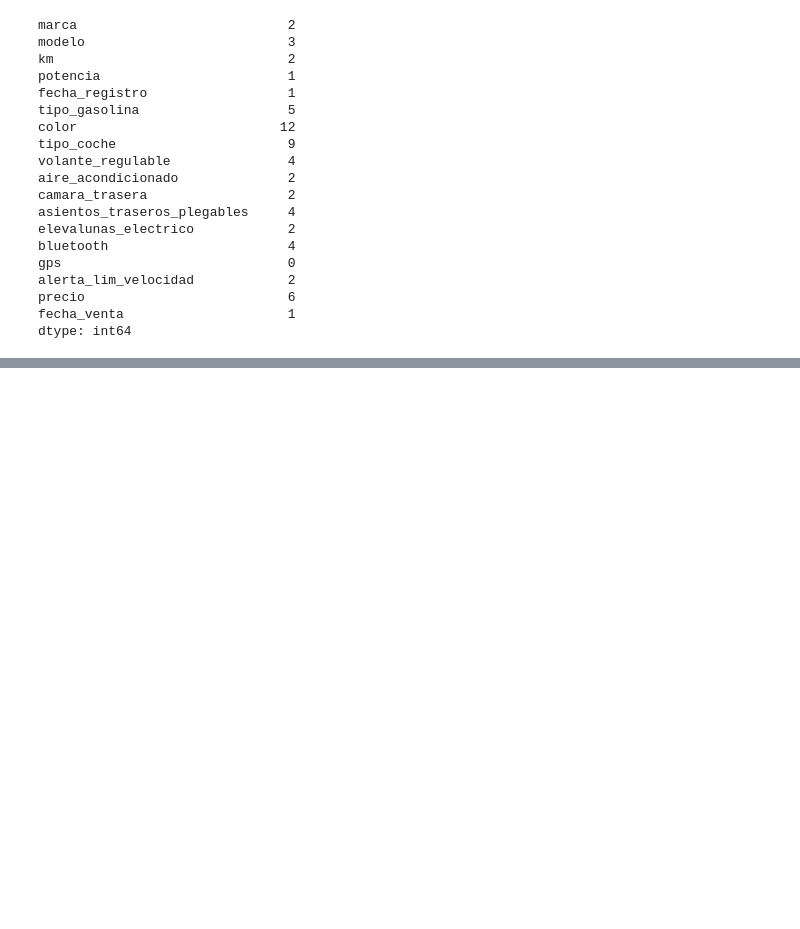
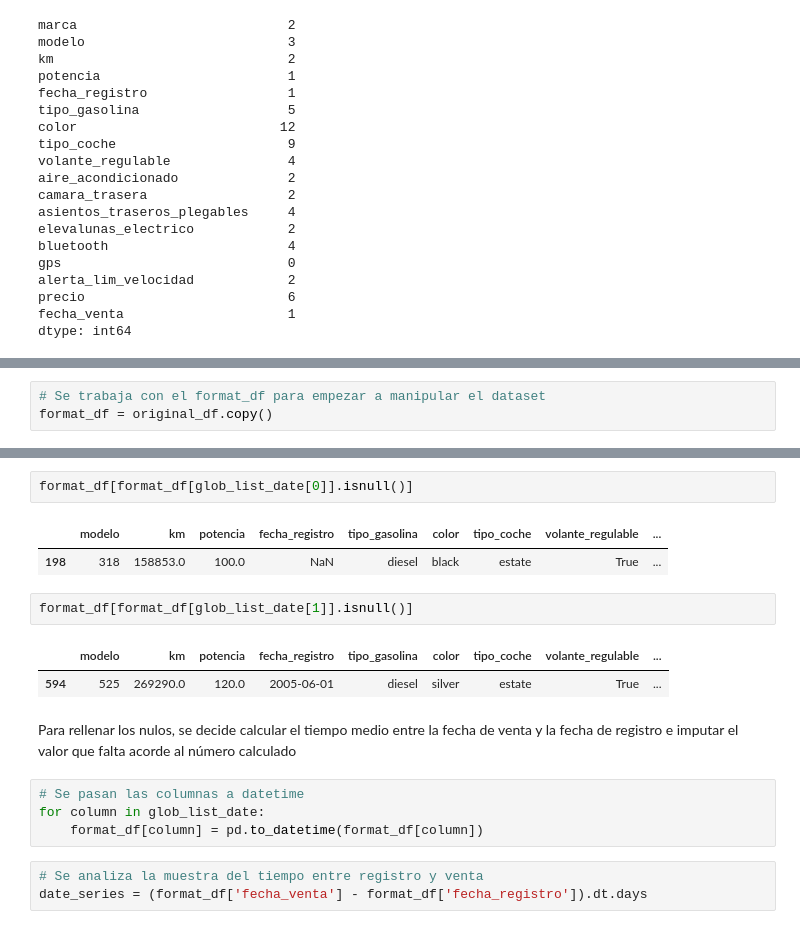
Before and after one commit to Rodrixx05/bmw-pricing, a Jupyter notebook: bmw_pricing_project.ipynb, the cells around one changed output, grey strips where cells are left out. Saved outputs shown, nothing was run; the diff lists cells and outputs as text; blank space fills up the shorter version.

```diff
--- a/bmw_pricing_project.ipynb
+++ b/bmw_pricing_project.ipynb
@@ -60,0 +71,3 @@ dtype: int64
+# %%
+# Se trabaja con el format_df para empezar a manipular el dataset
+format_df = original_df.copy()
@@ -60,0 +94,19 @@ dtype: int64
+# %%
+format_df[format_df[glob_list_date[0]].isnull()]
+# %% [output]
+|  | modelo | km | potencia | fecha_registro | tipo_gasolina | color | tipo_coche | volante_regulable | ... |
+| 198 | 318 | 158853.0 | 100.0 | NaN | diesel | black | estate | True | ... |
+# %%
+format_df[format_df[glob_list_date[1]].isnull()]
+# %% [output]
+|  | modelo | km | potencia | fecha_registro | tipo_gasolina | color | tipo_coche | volante_regulable | ... |
+| 594 | 525 | 269290.0 | 120.0 | 2005-06-01 | diesel | silver | estate | True | ... |
+# %% [markdown]
+Para rellenar los nulos, se decide calcular el tiempo medio entre la fecha de venta y la fecha de registro e imputar el valor que falta acorde al número calculado
+# %%
+# Se pasan las columnas a datetime
+for column in glob_list_date:
+    format_df[column] = pd.to_datetime(format_df[column])
+# %%
+# Se analiza la muestra del tiempo entre registro y venta
+date_series = (format_df['fecha_venta'] - format_df['fecha_registro']).dt.days
```
Also changed, not shown: parts of 25 cells of this notebook.
